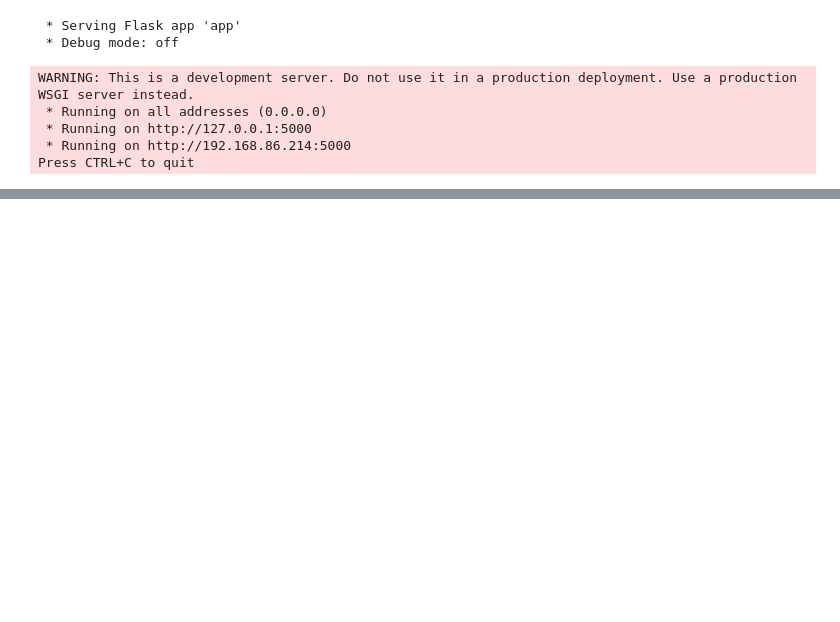
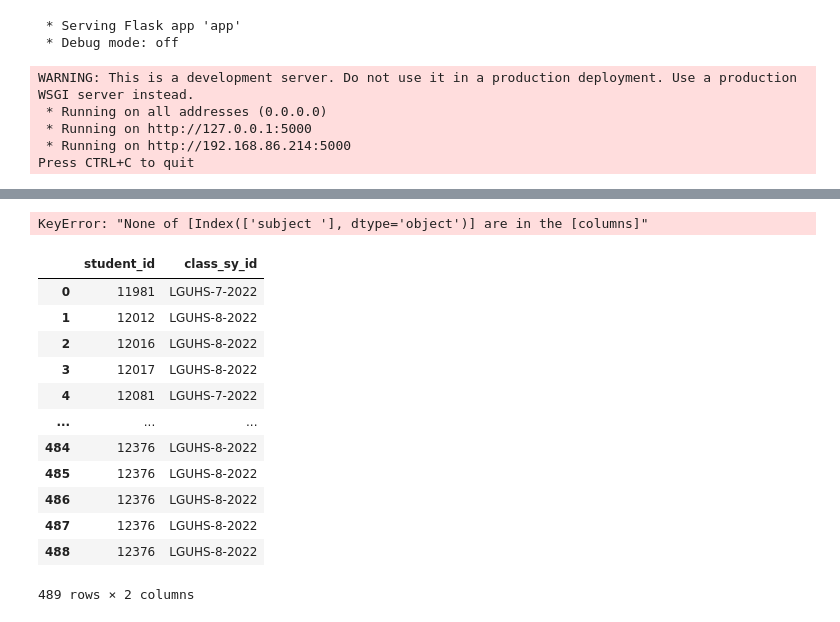
Before and after one commit to francheese9289/datacollectiontool, a Jupyter notebook: notebook.ipynb, the cells around one changed output, grey strips where cells are left out. Drawn from its saved outputs; the diff is of its cells as text; code cells hidden in the pictures; blank space fills up the shorter version.

```diff
--- a/notebook.ipynb
+++ b/notebook.ipynb
@@ -1,9 +1,9 @@
 # %%
 from models import *
-from flask import g
-from run import init_app
+from app import init_app
 
 test_app = init_app()
+test_app.config['TESTING']=True
 if __name__ == "__main__":
     test_app.run(host='0.0.0.0')
 # %% [output]
@@ -14,14 +14,3 @@ WARNING: This is a development server. Do not use it in a production deployment.
  * Running on http://127.0.0.1:5000
  * Running on http://192.168.86.214:5000
 Press CTRL+C to quit
-# %%
-import pandas as pd
-
-with test_app.app_context():
-
-    user_staff_id = 202014
-    user_classes = ClassroomSchoolYear.query.filter(ClassroomSchoolYear.teacher_id == user_staff_id)
-    user_classes = pd.DataFrame(user_classes)
-    grouped_user_classes = user_classes.groupby(['id', 'school_id', 'year_id'])
-
-    grouped_user_classes
@@ -31,0 +58,62 @@ OperationalError: (psycopg2.OperationalError) connection to server at "salt.db.e
+# %%
+def make_df(x):
+    with test_app.app_context():
+        '''make class into dataframe for analysis'''
+        data = db.session.query(x).all()
+        df = pd.DataFrame(data)
+        return df
+
+def lit_scores_general():
+    with test_app.app_context():
+        assessments = make_df(Assessment)
+        standards = make_df(AssessmentStandard)
+        scores = make_df(AssessmentScores)
+
+        lit_tests = assessments[['subject']] == 'Literacy'
+        lit_scores = scores.where(lit_tests)
+        lit_standards =standards.where(lit_tests)
+        standard_lit_scores = lit_scores.merge(lit_standards, on = 'assessment_id')
+        return standard_lit_scores.head()
+
+lit_scores_general()
+# %% [output]
+KeyError: "None of [Index(['subject '], dtype='object')] are in the [columns]"
+# %%
+import pandas as pd
+
+
+
+def user_class_data():
+    """Pandas dataframe to pull classroom data into staff profiles"""
+    with test_app.app_context():
+        user_staff_id = 2022115
+
+        staff_classes=db.session.query(ClassroomSchoolYear,)
+
+        class_rosters = db.session.query(StudentClasses.student_id,StudentClasses.class_sy_id).join(
+            ClassroomSchoolYear, StudentClasses.class_sy_id == ClassroomSchoolYear.id
+        ).filter(ClassroomSchoolYear.teacher_id == user_staff_id).all()
+
+        #add student names have separate func to call?
+
+        roster_df = pd.DataFrame(class_rosters)
+
+
+        return roster_df
+
+
+user_class_data()
+# %% [output]
+|  | student_id | class_sy_id |
+| 0 | 11981 | LGUHS-7-2022 |
+| 1 | 12012 | LGUHS-8-2022 |
+| 2 | 12016 | LGUHS-8-2022 |
+| 3 | 12017 | LGUHS-8-2022 |
+| 4 | 12081 | LGUHS-7-2022 |
+| ... | ... | ... |
+| 484 | 12376 | LGUHS-8-2022 |
+| 485 | 12376 | LGUHS-8-2022 |
+| 486 | 12376 | LGUHS-8-2022 |
+| 487 | 12376 | LGUHS-8-2022 |
+| 488 | 12376 | LGUHS-8-2022 |
+489 rows × 2 columns
```
Also changed, not shown: parts of 6 cells of this notebook, 12 other files.
